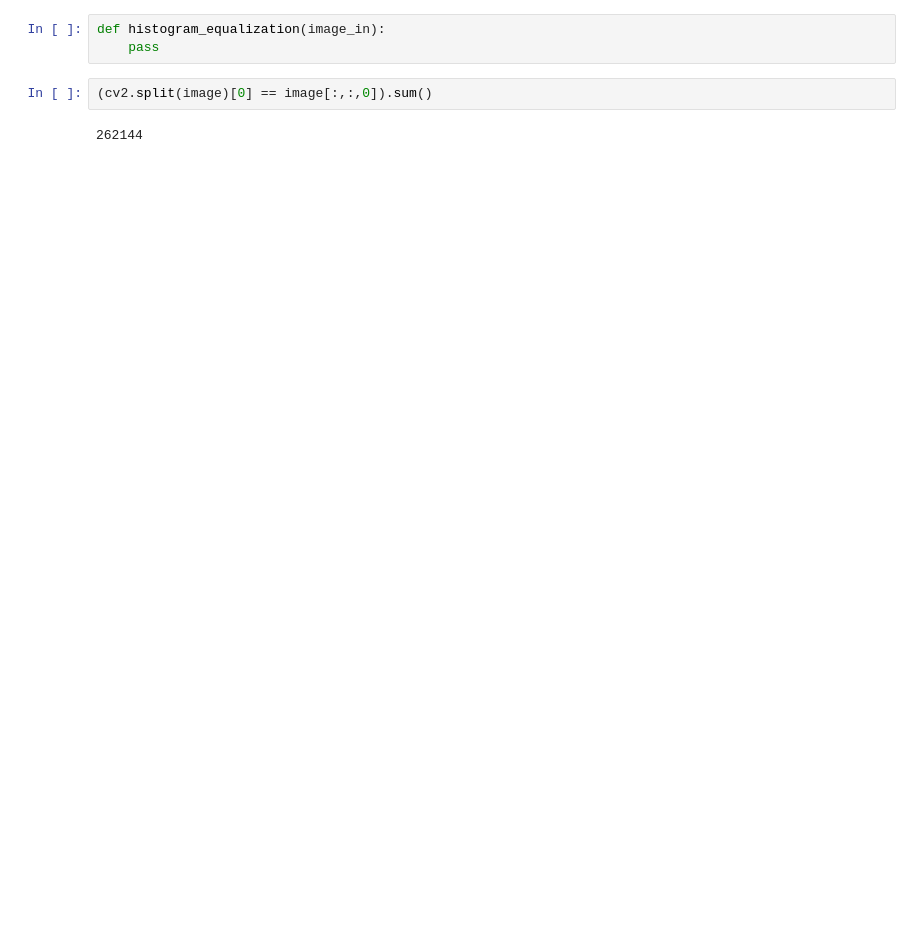
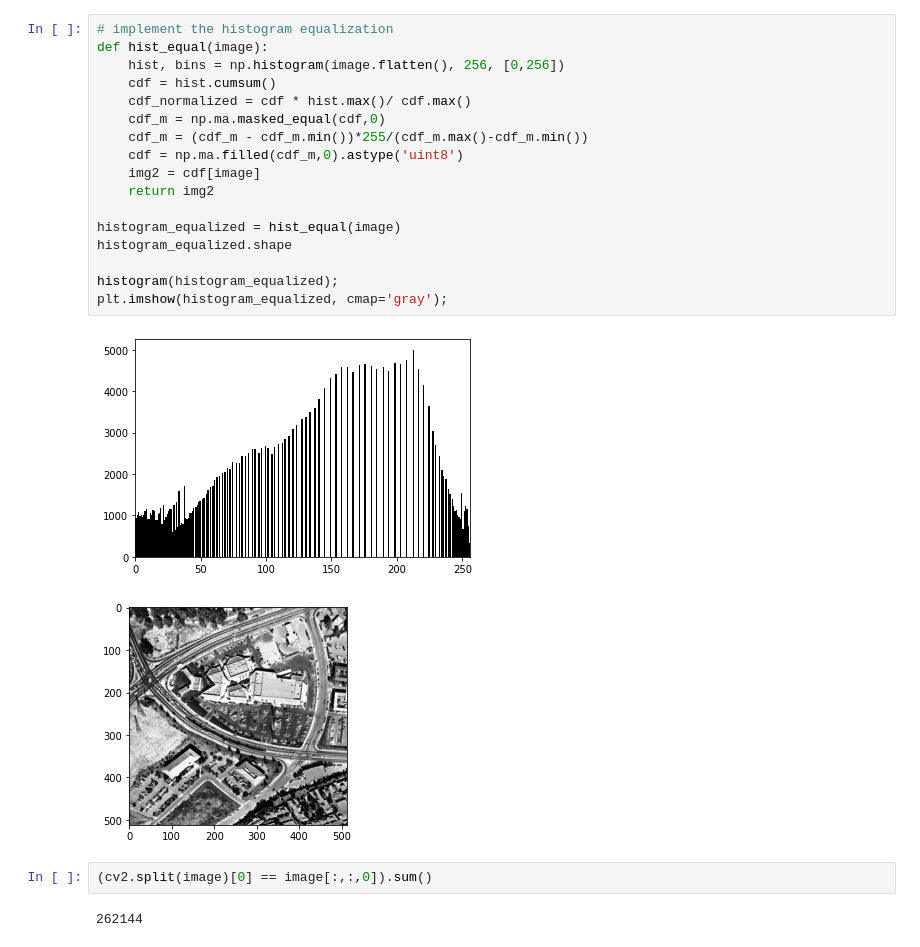
Before and after one commit to devKhush/Digital-Image-Processing, a Jupyter notebook: Histogram-Equalization/histogram-equalization.ipynb, the cells around one changed output. Drawn from its saved outputs; the diff is of its cells as text; blank space fills up the shorter version.

```diff
--- a/Histogram-Equalization/histogram-equalization.ipynb
+++ b/Histogram-Equalization/histogram-equalization.ipynb
@@ -19,6 +26,23 @@ plt.show()
-# %%
-def histogram_equalization(image_in):
-    pass
+# %%
+# implement the histogram equalization
+def hist_equal(image):
+    hist, bins = np.histogram(image.flatten(), 256, [0,256])
+    cdf = hist.cumsum()
+    cdf_normalized = cdf * hist.max()/ cdf.max()
+    cdf_m = np.ma.masked_equal(cdf,0)
+    cdf_m = (cdf_m - cdf_m.min())*255/(cdf_m.max()-cdf_m.min())
+    cdf = np.ma.filled(cdf_m,0).astype('uint8')
+    img2 = cdf[image]
+    return img2
+
+histogram_equalized = hist_equal(image)
+histogram_equalized.shape
+
+histogram(histogram_equalized);
+plt.imshow(histogram_equalized, cmap='gray');
+# %% [output]
+[figure, added]
+[figure, added]
 # %%
 (cv2.split(image)[0] == image[:,:,0]).sum()
 # %% [output]
```
Also changed, not shown: parts of 4 cells of this notebook, 2 other files.
